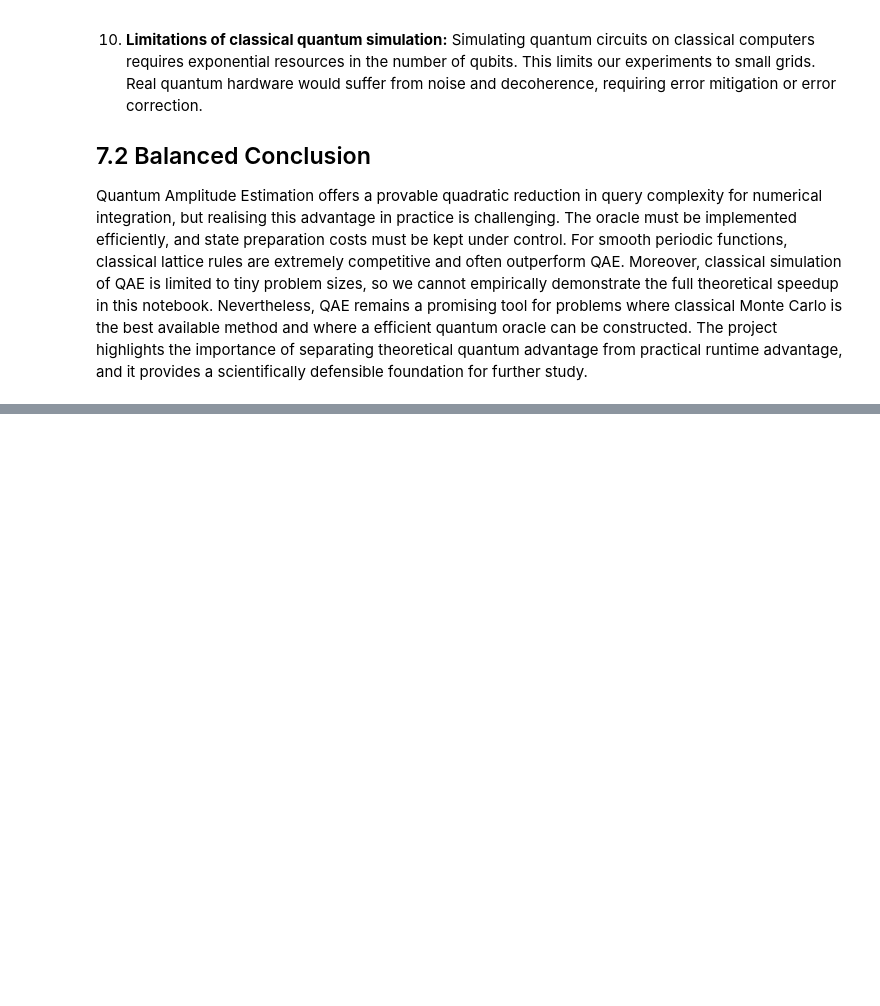
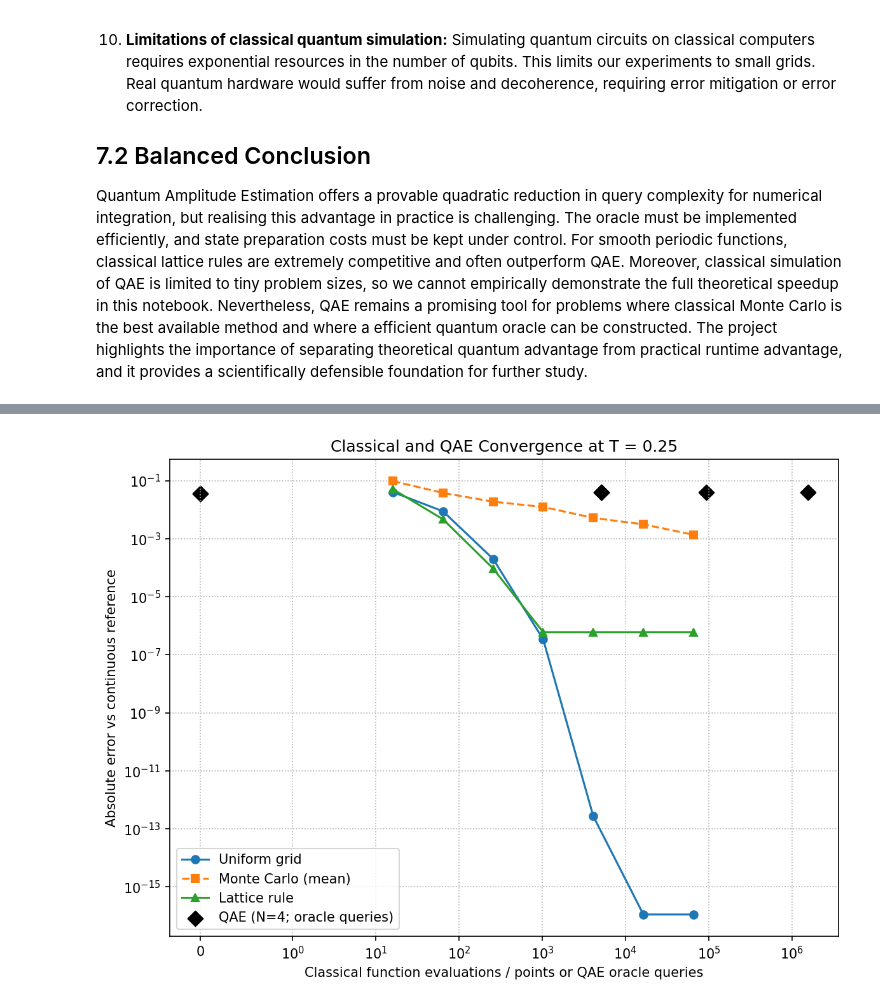
Before and after one commit to nayakanjika/open-london-2026, a Jupyter notebook: notebook.ipynb, the cells around one changed output, grey strips where cells are left out. Saved outputs shown, nothing was run; the diff lists cells and outputs as text; code cells hidden in the pictures; blank space fills up the shorter version.

```diff
--- a/notebook.ipynb
+++ b/notebook.ipynb
@@ -632,0 +653,21 @@ Quantum Amplitude Estimation offers a provable quadratic reduction in query comp
+# %%
+# Overlay QAE estimates on the T=0.25 classical convergence data.
+qae_queries = [r['num_oracle_queries'] for r in qae_results]
+qae_errors_vs_reference = [abs(r['estimate'] - reference_values[T_conv]) for r in qae_results]
+
+plt.figure(figsize=(8, 6))
+plt.loglog(evals_grid, err_grid, 'o-', label='Uniform grid')
+plt.loglog(M_mc, err_mc, 's--', label='Monte Carlo (mean)')
+plt.loglog(N_lat, err_lat, '^-', label='Lattice rule')
+plt.scatter(qae_queries, qae_errors_vs_reference, marker='D', s=65, color='black',
+            label='QAE (N=4; oracle queries)')
+plt.xscale('symlog', linthresh=1)
+plt.xlabel('Classical function evaluations / points or QAE oracle queries')
+plt.ylabel('Absolute error vs continuous reference')
+plt.title(f'Classical and QAE Convergence at T = {T_conv}')
+plt.legend()
+plt.grid(True, which='both', linestyle=':')
+plt.tight_layout()
+plt.show()
+# %% [output]
+[figure, added]
```
Also changed, not shown: parts of 10 cells of this notebook, 1 other file.
